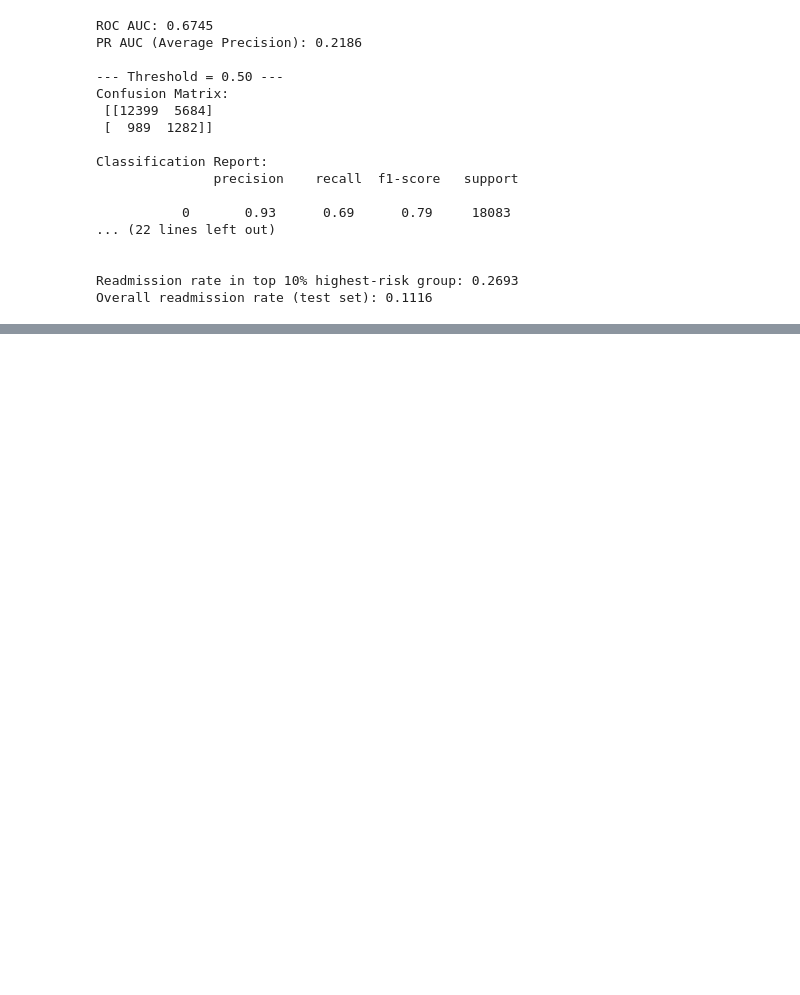
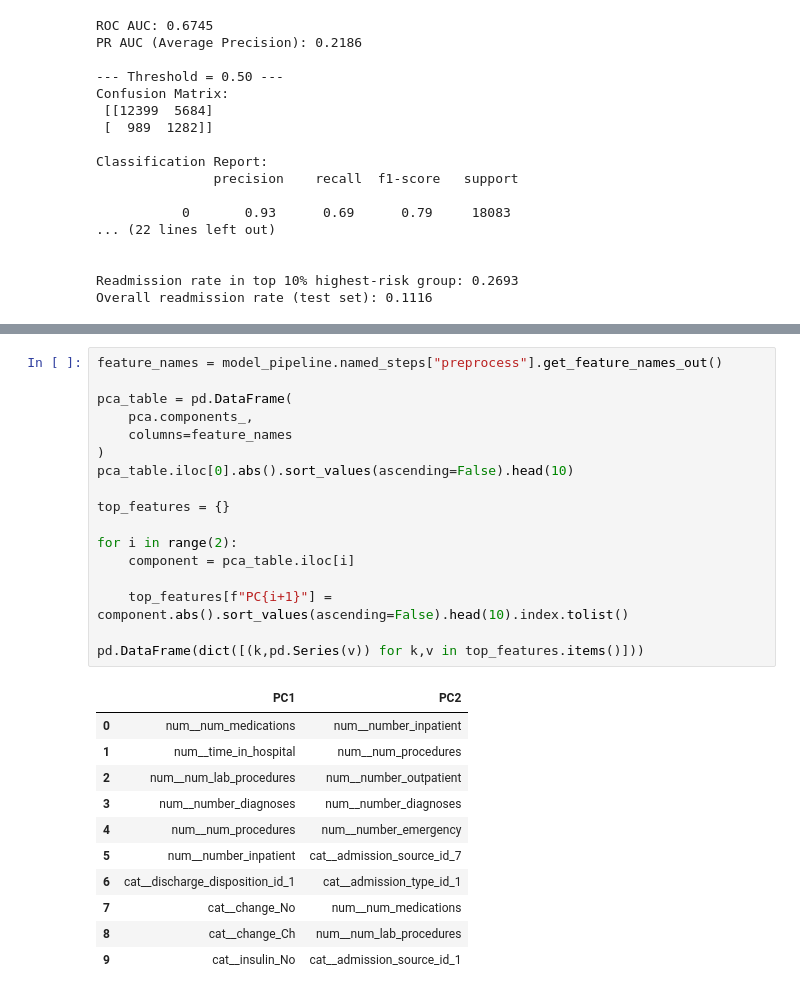
Before and after one commit to PugstaLaney/hospital-readmissions-sql-eda, a Jupyter notebook: notebooks/02_logistic_regression.ipynb, the cells around one changed output, grey strips where cells are left out. Saved outputs shown, nothing was run; the diff lists cells and outputs as text; blank space fills up the shorter version.

```diff
--- a/notebooks/02_logistic_regression.ipynb
+++ b/notebooks/02_logistic_regression.ipynb
@@ -303,0 +410,29 @@ Overall readmission rate (test set): 0.1116
+# %%
+feature_names = model_pipeline.named_steps["preprocess"].get_feature_names_out()
+
+pca_table = pd.DataFrame(
+    pca.components_,
+    columns=feature_names
+)
+pca_table.iloc[0].abs().sort_values(ascending=False).head(10)
+
+top_features = {}
+
+for i in range(2):
+    component = pca_table.iloc[i]
+
+    top_features[f"PC{i+1}"] = component.abs().sort_values(ascending=False).head(10).index.tolist()
+
+pd.DataFrame(dict([(k,pd.Series(v)) for k,v in top_features.items()]))
+# %% [output]
+|  | PC1 | PC2 |
+| 0 | num__num_medications | num__number_inpatient |
+| 1 | num__time_in_hospital | num__num_procedures |
+| 2 | num__num_lab_procedures | num__number_outpatient |
+| 3 | num__number_diagnoses | num__number_diagnoses |
+| 4 | num__num_procedures | num__number_emergency |
+| 5 | num__number_inpatient | cat__admission_source_id_7 |
+| 6 | cat__discharge_disposition_id_1 | cat__admission_type_id_1 |
+| 7 | cat__change_No | num__num_medications |
+| 8 | cat__change_Ch | num__num_lab_procedures |
+| 9 | cat__insulin_No | cat__admission_source_id_1 |
```
Also changed, not shown: parts of 5 cells of this notebook, 1 other file.
